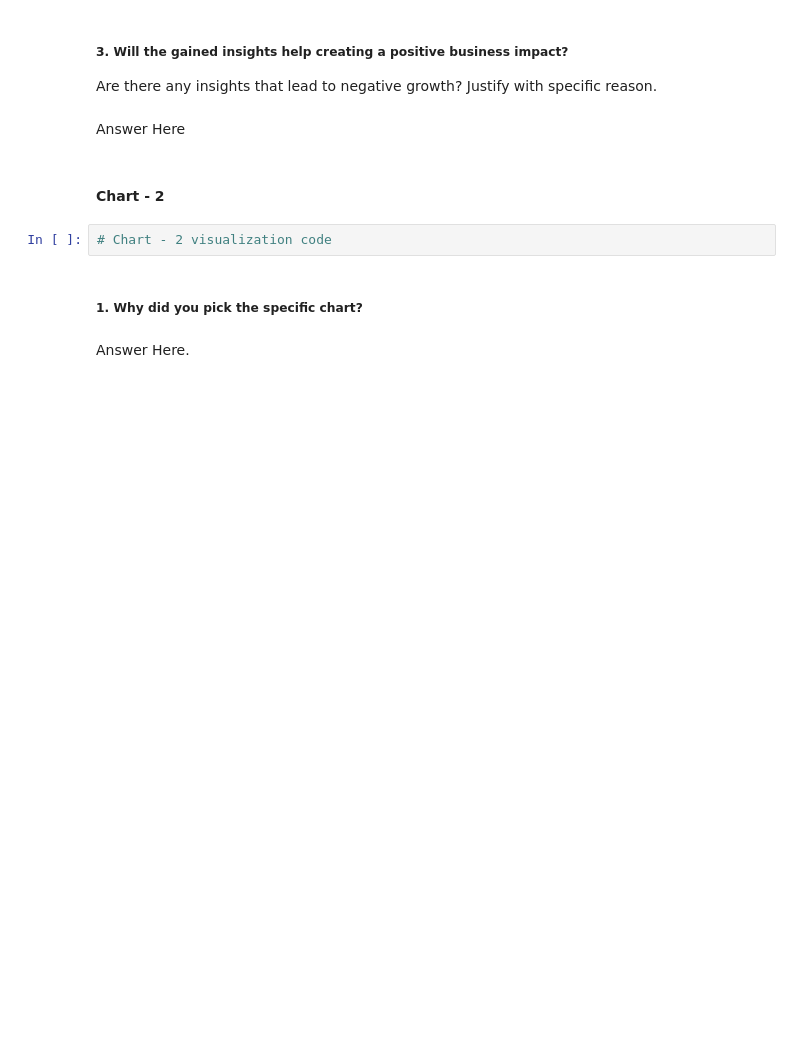
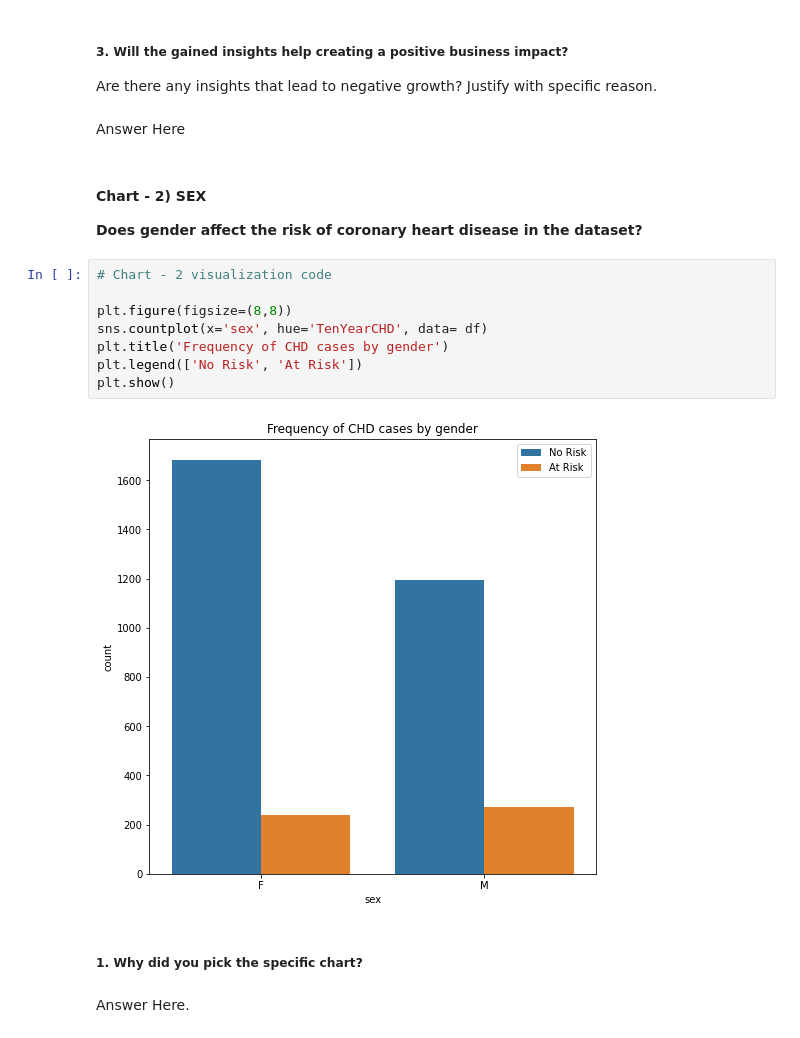
Before and after one commit to Shraddha6999/CARDIOVASCULAR-RISK-PREDICTION-, a Jupyter notebook: Cardiovascular_Risk_Prediction.ipynb, the cells around one changed output. Saved outputs shown, nothing was run; the diff lists cells and outputs as text; blank space fills up the shorter version.

```diff
--- a/Cardiovascular_Risk_Prediction.ipynb
+++ b/Cardiovascular_Risk_Prediction.ipynb
@@ -342,10 +459,19 @@ Answer Here
 Are there any insights that lead to negative growth? Justify with specific reason.
 # %% [markdown]
 Answer Here
-# %% [markdown]
-#### Chart - 2
-# %%
-# Chart - 2 visualization code
+# %% [markdown]
+#### **Chart - 2) SEX**
+**Does gender affect the risk of coronary heart disease in the dataset?**
+# %%
+# Chart - 2 visualization code
+
+plt.figure(figsize=(8,8))
+sns.countplot(x='sex', hue='TenYearCHD', data= df)
+plt.title('Frequency of CHD cases by gender')
+plt.legend(['No Risk', 'At Risk'])
+plt.show()
+# %% [output]
+[figure, added]
 # %% [markdown]
 ##### 1. Why did you pick the specific chart?
 # %% [markdown]
```
Also changed, not shown: parts of 93 cells of this notebook.
